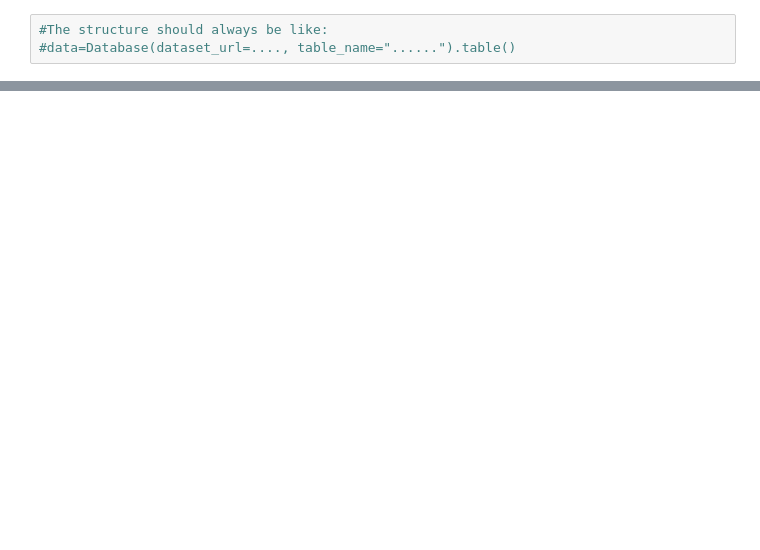
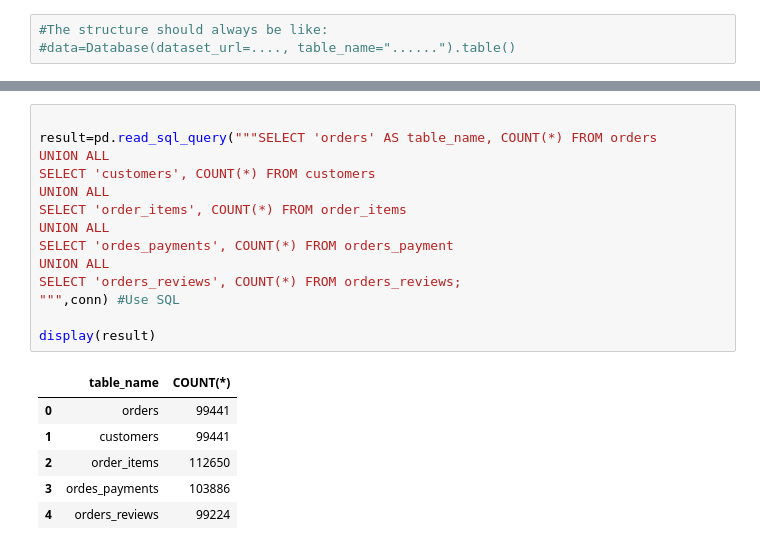
Before and after one commit to VusiFrelimoSkosana/MachineLearning-and-Artificial-Intelligence-Engineering, a Jupyter notebook: AIEngineeringAssociate/0_SQL/Brazilian E-Commerce Public Dataset.ipynb, the cells around one changed output, grey strips where cells are left out. Drawn from its saved outputs; the diff is of its cells as text; blank space fills up the shorter version.

```diff
--- a/AIEngineeringAssociate/0_SQL/Brazilian E-Commerce Public Dataset.ipynb
+++ b/AIEngineeringAssociate/0_SQL/Brazilian E-Commerce Public Dataset.ipynb
@@ -276,0 +346,21 @@ data.query("SELECT * FROM customers").df() #Use SQL
+# %%
+
+result=pd.read_sql_query("""SELECT 'orders' AS table_name, COUNT(*) FROM orders
+UNION ALL
+SELECT 'customers', COUNT(*) FROM customers
+UNION ALL
+SELECT 'order_items', COUNT(*) FROM order_items
+UNION ALL
+SELECT 'ordes_payments', COUNT(*) FROM orders_payment
+UNION ALL
+SELECT 'orders_reviews', COUNT(*) FROM orders_reviews;
+""",conn) #Use SQL
+
+display(result)
+# %% [output]
+|  | table_name | COUNT(*) |
+| 0 | orders | 99441 |
+| 1 | customers | 99441 |
+| 2 | order_items | 112650 |
+| 3 | ordes_payments | 103886 |
+| 4 | orders_reviews | 99224 |
```
Also changed, not shown: parts of 17 cells of this notebook.
